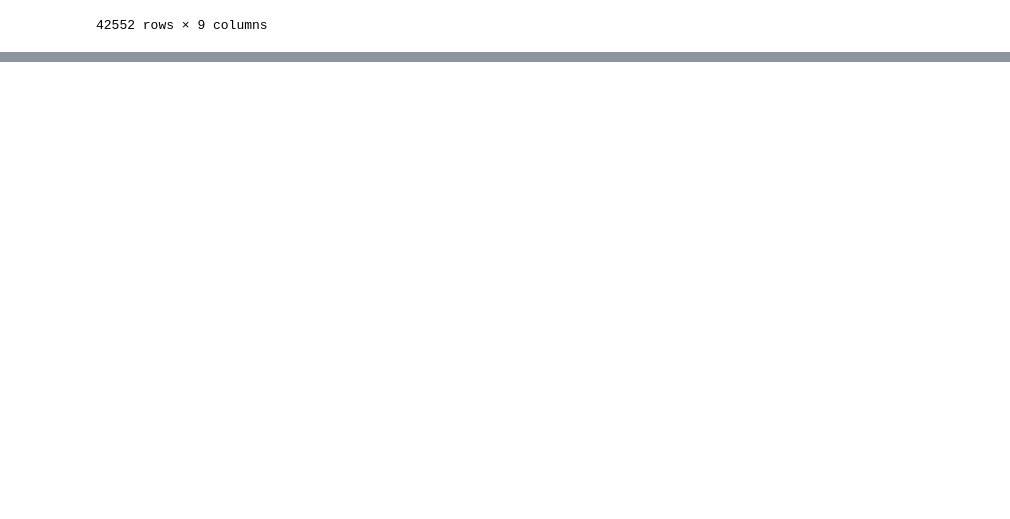
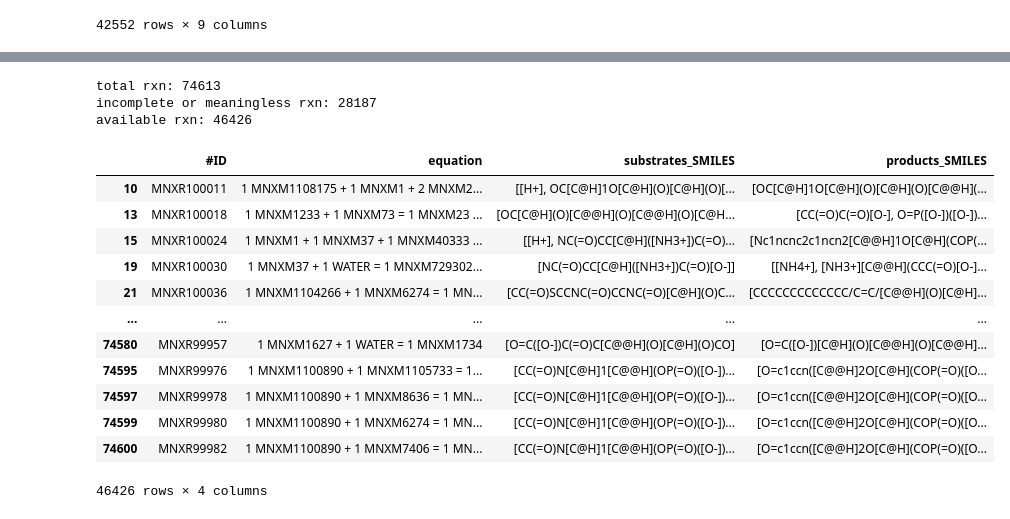
Before and after one commit to oytang/ai4science-synth-bio, a Jupyter notebook: mnx_preprocessing_with_rxn.ipynb, the cells around one changed output, grey strips where cells are left out. Cells and saved outputs as stored; diff of their text form; code cells hidden in the pictures; blank space fills up the shorter version.

```diff
--- a/mnx_preprocessing_with_rxn.ipynb
+++ b/mnx_preprocessing_with_rxn.ipynb
@@ -58,28 +78,17 @@ substrates_identifiers = []
 products_identifiers = []
 for i in trange(len(reac)):
 
-    substrates_identifiers.append(findIdentifier(reac.loc[i, 'substrates']))
-    products_identifiers.append(findIdentifier(reac.loc[i, 'products']))
+    substrates, products = findIdRxn(reac, i, 'SMILES')
+
+    if substrates is None or products is None:
+        substrates_identifiers.append(None)
+        products_identifiers.append(None)
+    else:
+        substrates_identifiers.append(substrates)
+        products_identifiers.append(products)
 
 reac['substrates_SMILES'] = substrates_identifiers
 reac['products_SMILES'] = products_identifiers
-# %%
-substrates_identifiers = []
-products_identifiers = []
-for i in trange(len(reac)):
-
-    substrates_identifiers.append(findIdentifier(reac.loc[i, 'substrates'], identifier='InChI'))
-    products_identifiers.append(findIdentifier(reac.loc[i, 'products'], identifier='InChI'))
-
-reac['substrates_InChI'] = substrates_identifiers
-reac['products_InChI'] = products_identifiers
-# %%
-substrates_identifiers = []
-products_identifiers = []
-for i in trange(len(reac)):
-
-    substrates_identifiers.append(findIdentifier(reac.loc[i, 'substrates'], identifier='InChIKey'))
-    products_identifiers.append(findIdentifier(reac.loc[i, 'products'], identifier='InChIKey'))
-
-reac['substrates_InChIKey'] = substrates_identifiers
-reac['products_InChIKey'] = products_identifiers
+# %%
+reac_nona = reac.dropna(subset=['substrates_SMILES', 'products_SMILES'])
+reac_nona
@@ -86 +109,26 @@ reac['products_InChIKey'] = products_identifiers
+# %%
+print(f'total rxn: {len(reac)}')
+print(f'incomplete or meaningless rxn: {len(reac) - len(reac_nona)}')
+print(f'available rxn: {len(reac_nona)}')
+# %% [output]
+total rxn: 74613
+incomplete or meaningless rxn: 28187
+available rxn: 46426
+# %%
+reac_nona = reac_nona[['#ID', 'equation', 'substrates_SMILES', 'products_SMILES']]
+reac_nona
+# %% [output]
+|  | #ID | equation | substrates_SMILES | products_SMILES |
+| 10 | MNXR100011 | 1 MNXM1108175 + 1 MNXM1 + 2 MNXM2... | [[H+], OC[C@H]1O[C@H](O)[C@H](O)[... | [OC[C@H]1O[C@H](O)[C@H](O)[C@@H](... |
+| 13 | MNXR100018 | 1 MNXM1233 + 1 MNXM73 = 1 MNXM23 ... | [OC[C@H](O)[C@@H](O)[C@@H](O)[C@H... | [CC(=O)C(=O)[O-], O=P([O-])([O-])... |
+| 15 | MNXR100024 | 1 MNXM1 + 1 MNXM37 + 1 MNXM40333 ... | [[H+], NC(=O)CC[C@H]([NH3+])C(=O)... | [Nc1ncnc2c1ncn2[C@@H]1O[C@H](COP(... |
+| 19 | MNXR100030 | 1 MNXM37 + 1 WATER = 1 MNXM729302... | [NC(=O)CC[C@H]([NH3+])C(=O)[O-]] | [[NH4+], [NH3+][C@@H](CCC(=O)[O-]... |
+| 21 | MNXR100036 | 1 MNXM1104266 + 1 MNXM6274 = 1 MN... | [CC(=O)SCCNC(=O)CCNC(=O)[C@H](O)C... | [CCCCCCCCCCCCC/C=C/[C@@H](O)[C@H]... |
+| ... | ... | ... | ... | ... |
+| 74580 | MNXR99957 | 1 MNXM1627 + 1 WATER = 1 MNXM1734 | [O=C([O-])C(=O)C[C@@H](O)[C@H](O)CO] | [O=C([O-])[C@H](O)[C@@H](O)[C@@H]... |
+| 74595 | MNXR99976 | 1 MNXM1100890 + 1 MNXM1105733 = 1... | [CC(=O)N[C@H]1[C@@H](OP(=O)([O-])... | [O=c1ccn([C@@H]2O[C@H](COP(=O)([O... |
+| 74597 | MNXR99978 | 1 MNXM1100890 + 1 MNXM8636 = 1 MN... | [CC(=O)N[C@H]1[C@@H](OP(=O)([O-])... | [O=c1ccn([C@@H]2O[C@H](COP(=O)([O... |
+| 74599 | MNXR99980 | 1 MNXM1100890 + 1 MNXM6274 = 1 MN... | [CC(=O)N[C@H]1[C@@H](OP(=O)([O-])... | [O=c1ccn([C@@H]2O[C@H](COP(=O)([O... |
+| 74600 | MNXR99982 | 1 MNXM1100890 + 1 MNXM7406 = 1 MN... | [CC(=O)N[C@H]1[C@@H](OP(=O)([O-])... | [O=c1ccn([C@@H]2O[C@H](COP(=O)([O... |
+46426 rows × 4 columns
 # %%
```
Also changed, not shown: parts of 6 cells of this notebook, 1 other file.
